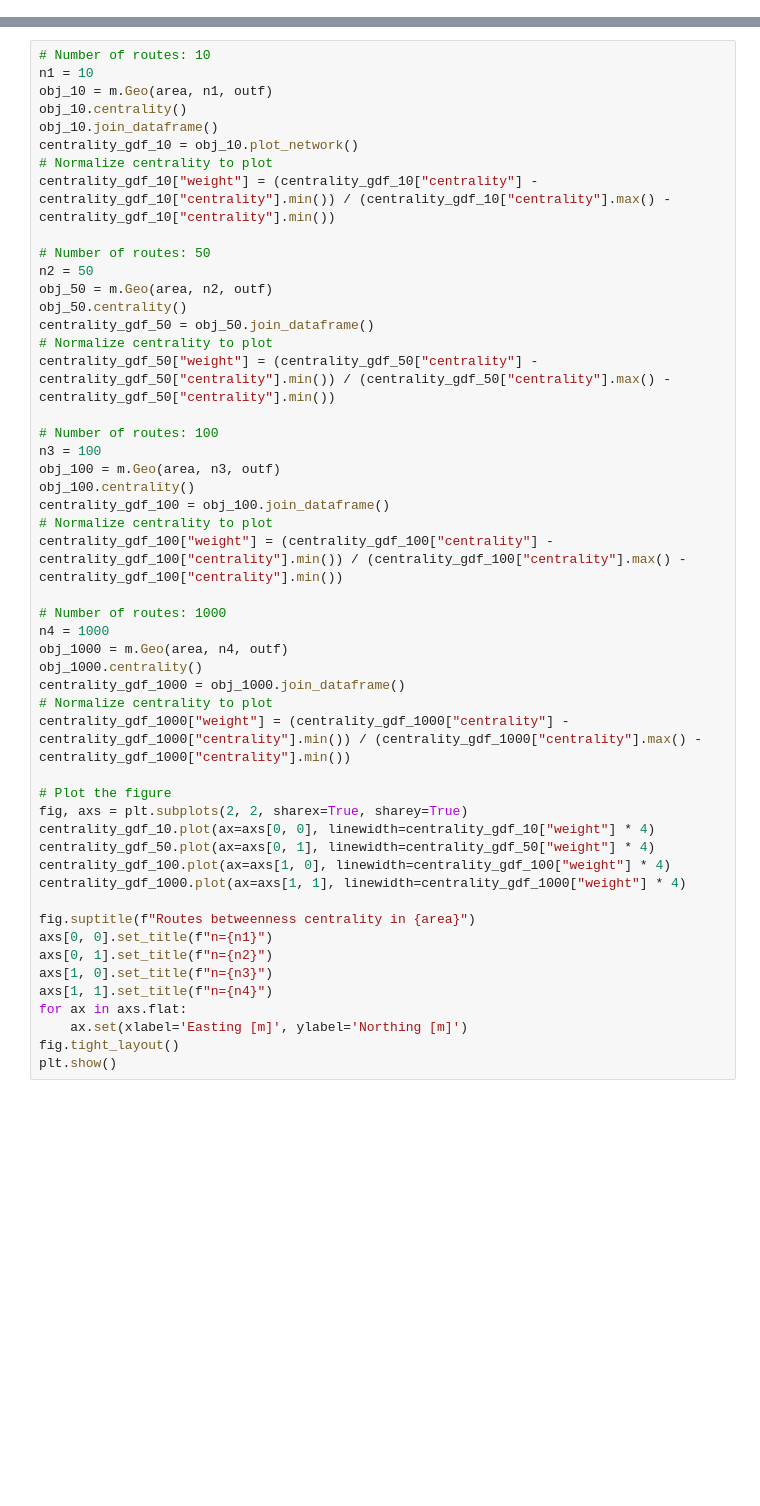
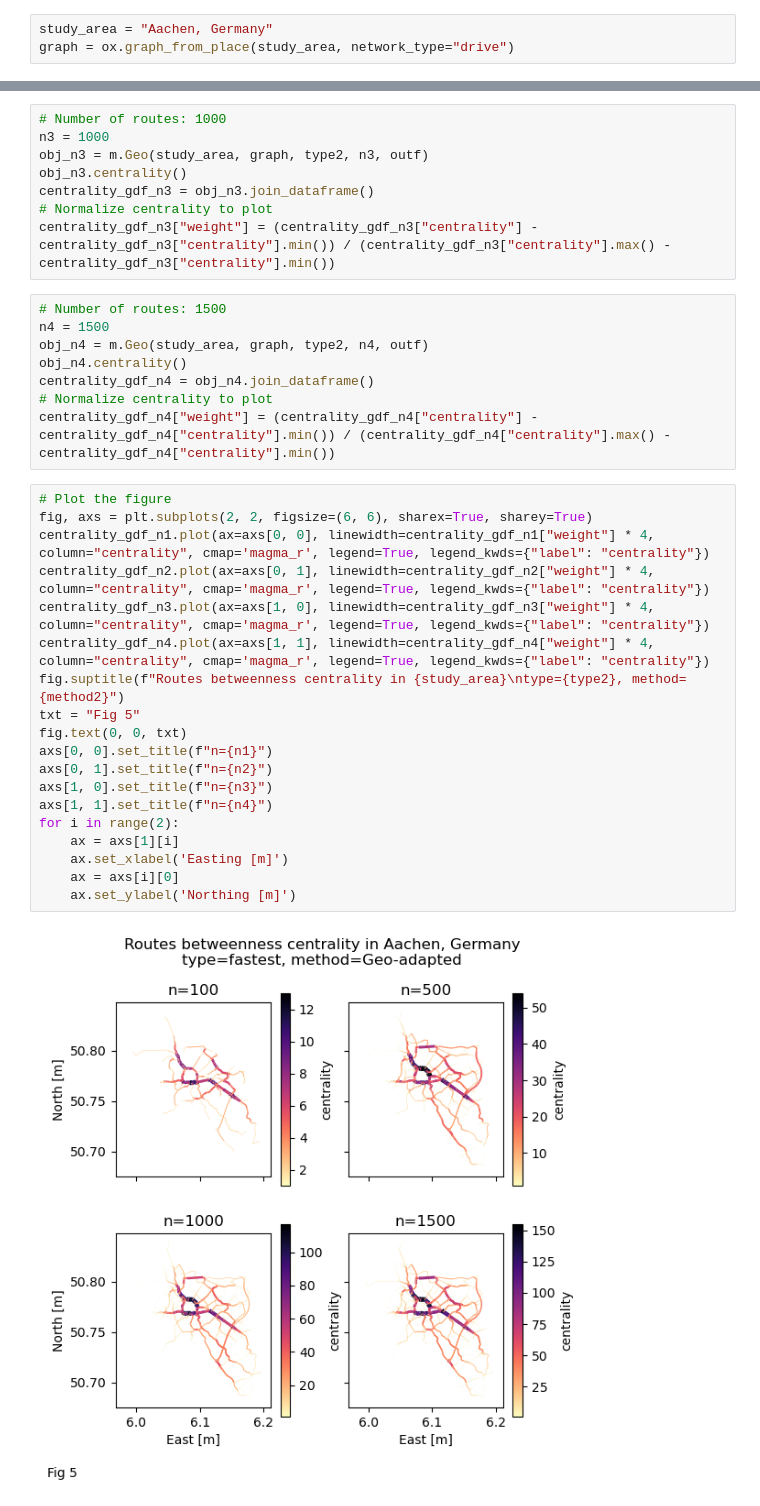
Before and after one commit to Runan-Duan/Betweenness-Centrality, a Jupyter notebook: src/Research_questions.ipynb, the cells around one changed output, grey strips where cells are left out. Drawn from its saved outputs; the diff is of its cells as text; blank space fills up the shorter version.

```diff
--- a/src/Research_questions.ipynb
+++ b/src/Research_questions.ipynb
@@ -50,0 +44,3 @@ plt.show()
+# %%
+study_area = "Aachen, Germany"
+graph = ox.graph_from_place(study_area, network_type="drive")
@@ -53,50 +248,37 @@ plt.show()
+# %%
+# Number of routes: 1000
+n3 = 1000
+obj_n3 = m.Geo(study_area, graph, type2, n3, outf)
+obj_n3.centrality()
+centrality_gdf_n3 = obj_n3.join_dataframe()
+# Normalize centrality to plot
+centrality_gdf_n3["weight"] = (centrality_gdf_n3["centrality"] - centrality_gdf_n3["centrality"].min()) / (centrality_gdf_n3["centrality"].max() - centrality_gdf_n3["centrality"].min())
+# %%
+# Number of routes: 1500
+n4 = 1500
+obj_n4 = m.Geo(study_area, graph, type2, n4, outf)
+obj_n4.centrality()
+centrality_gdf_n4 = obj_n4.join_dataframe()
+# Normalize centrality to plot
+centrality_gdf_n4["weight"] = (centrality_gdf_n4["centrality"] - centrality_gdf_n4["centrality"].min()) / (centrality_gdf_n4["centrality"].max() - centrality_gdf_n4["centrality"].min())
 # %%
-# Number of routes: 10
-n1 = 10
-obj_10 = m.Geo(area, n1, outf)
-obj_10.centrality()
-obj_10.join_dataframe()
-centrality_gdf_10 = obj_10.plot_network()
-# Normalize centrality to plot
-centrality_gdf_10["weight"] = (centrality_gdf_10["centrality"] - centrality_gdf_10["centrality"].min()) / (centrality_gdf_10["centrality"].max() - centrality_gdf_10["centrality"].min())
-
-# Number of routes: 50
-n2 = 50
-obj_50 = m.Geo(area, n2, outf)
-obj_50.centrality()
-centrality_gdf_50 = obj_50.join_dataframe()
-# Normalize centrality to plot
-centrality_gdf_50["weight"] = (centrality_gdf_50["centrality"] - centrality_gdf_50["centrality"].min()) / (centrality_gdf_50["centrality"].max() - centrality_gdf_50["centrality"].min())
-
-# Number of routes: 100
-n3 = 100
-obj_100 = m.Geo(area, n3, outf)
-obj_100.centrality()
-centrality_gdf_100 = obj_100.join_dataframe()
-# Normalize centrality to plot
-centrality_gdf_100["weight"] = (centrality_gdf_100["centrality"] - centrality_gdf_100["centrality"].min()) / (centrality_gdf_100["centrality"].max() - centrality_gdf_100["centrality"].min())
-
-# Number of routes: 1000
-n4 = 1000
-obj_1000 = m.Geo(area, n4, outf)
-obj_1000.centrality()
-centrality_gdf_1000 = obj_1000.join_dataframe()
-# Normalize centrality to plot
-centrality_gdf_1000["weight"] = (centrality_gdf_1000["centrality"] - centrality_gdf_1000["centrality"].min()) / (centrality_gdf_1000["centrality"].max() - centrality_gdf_1000["centrality"].min())
-
 # Plot the figure
-fig, axs = plt.subplots(2, 2, sharex=True, sharey=True)
-centrality_gdf_10.plot(ax=axs[0, 0], linewidth=centrality_gdf_10["weight"] * 4)
-centrality_gdf_50.plot(ax=axs[0, 1], linewidth=centrality_gdf_50["weight"] * 4)
-centrality_gdf_100.plot(ax=axs[1, 0], linewidth=centrality_gdf_100["weight"] * 4)
-centrality_gdf_1000.plot(ax=axs[1, 1], linewidth=centrality_gdf_1000["weight"] * 4)
-
-fig.suptitle(f"Routes betweenness centrality in {area}")
+fig, axs = plt.subplots(2, 2, figsize=(6, 6), sharex=True, sharey=True)
+centrality_gdf_n1.plot(ax=axs[0, 0], linewidth=centrality_gdf_n1["weight"] * 4, column="centrality", cmap='magma_r', legend=True, legend_kwds={"label": "centrality"})
+centrality_gdf_n2.plot(ax=axs[0, 1], linewidth=centrality_gdf_n2["weight"] * 4, column="centrality", cmap='magma_r', legend=True, legend_kwds={"label": "centrality"})
+centrality_gdf_n3.plot(ax=axs[1, 0], linewidth=centrality_gdf_n3["weight"] * 4, column="centrality", cmap='magma_r', legend=True, legend_kwds={"label": "centrality"})
+centrality_gdf_n4.plot(ax=axs[1, 1], linewidth=centrality_gdf_n4["weight"] * 4, column="centrality", cmap='magma_r', legend=True, legend_kwds={"label": "centrality"})
+fig.suptitle(f"Routes betweenness centrality in {study_area}\ntype={type2}, method={method2}")
+txt = "Fig 5"
+fig.text(0, 0, txt)
 axs[0, 0].set_title(f"n={n1}")
 axs[0, 1].set_title(f"n={n2}")
 axs[1, 0].set_title(f"n={n3}")
 axs[1, 1].set_title(f"n={n4}")
-for ax in axs.flat:
-    ax.set(xlabel='Easting [m]', ylabel='Northing [m]')
-fig.tight_layout()
-plt.show()
+for i in range(2):
+    ax = axs[1][i]
+    ax.set_xlabel('Easting [m]')
+    ax = axs[i][0]
+    ax.set_ylabel('Northing [m]')
+# %% [output]
+[figure, added]
```
Also changed, not shown: parts of 40 cells of this notebook, 12 other files.
